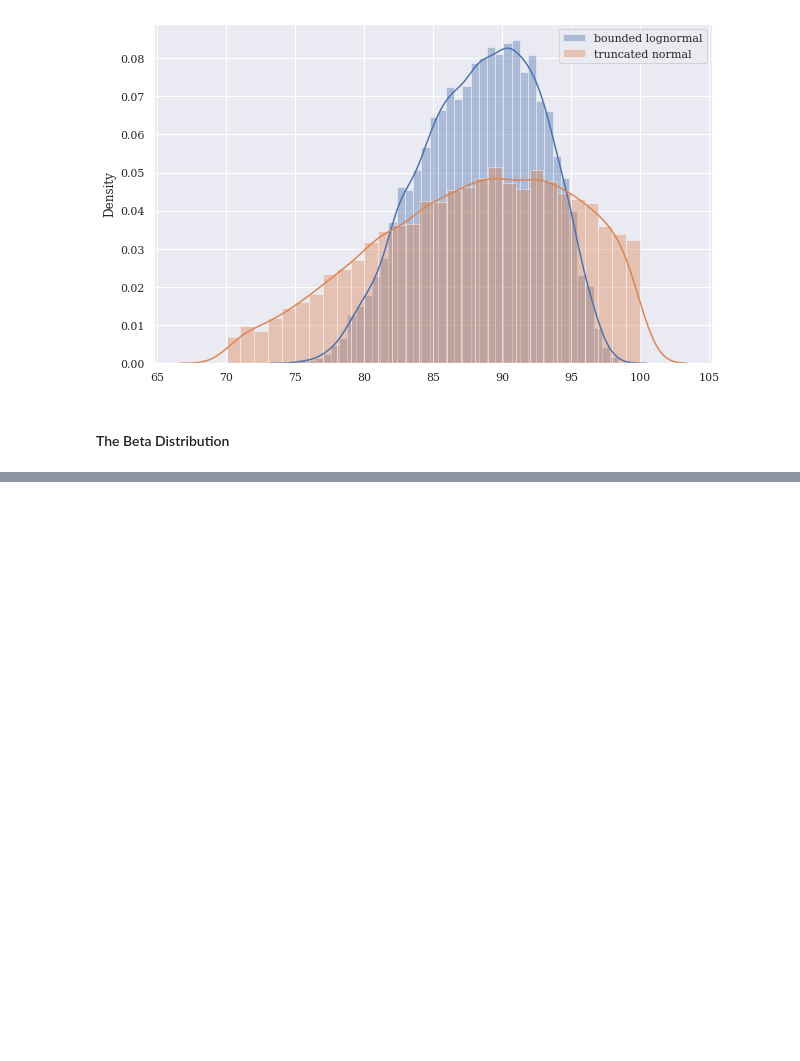
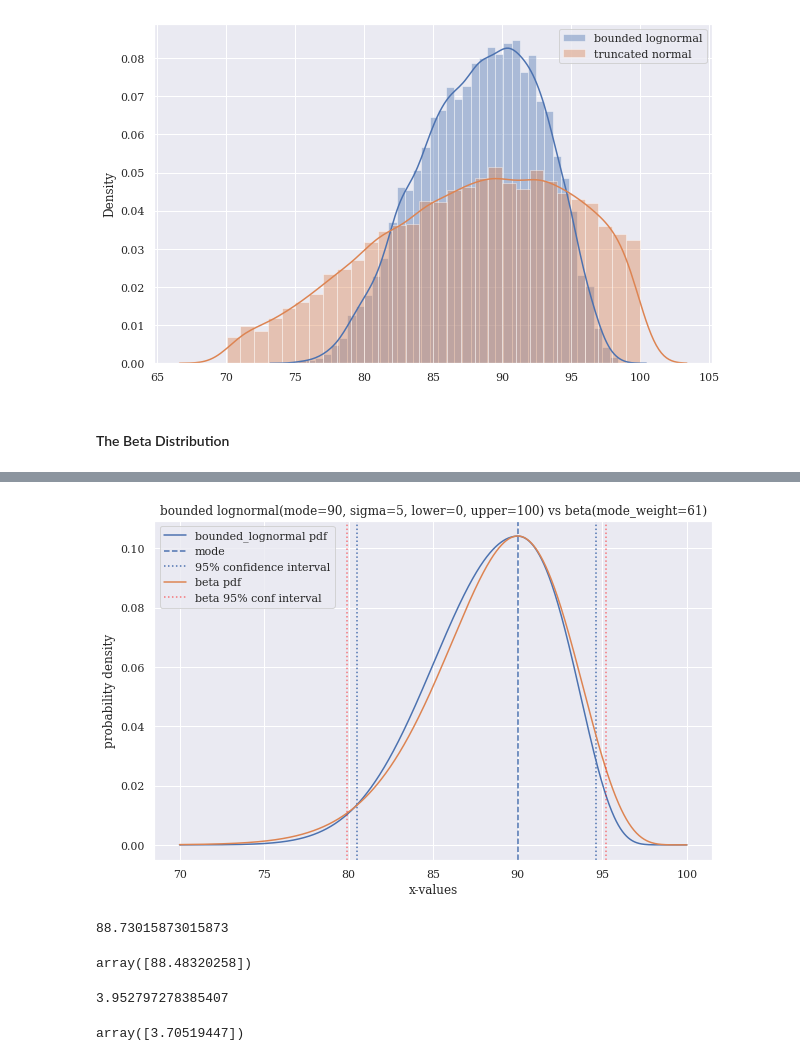
Before and after one commit to tedteske/bounded_lognorm, a Jupyter notebook: bounded_lognorm.ipynb, the cells around one changed output, grey strips where cells are left out. Drawn from its saved outputs; the diff is of its cells as text; code cells hidden in the pictures; blank space fills up the shorter version.

```diff
--- a/bounded_lognorm.ipynb
+++ b/bounded_lognorm.ipynb
@@ -2022,0 +2029,23 @@ compare_to_beta(90, 10, 0, 100, beta_peakedness=22)
+# %%
+compare_to_beta(90, 5, 0, 100, mode_weight=61, xmin=70)
+# %% [output]
+[figure, added]
+# %%
+mode, sigma, lower, upper, mode_weight = 90, 5, 0, 100, 61
+beta_mu = (lower + mode_weight * mode + upper) / (2 + mode_weight)
+beta_mu
+# %% [output]
+88.73015873015873
+# %%
+bounded_lognorm.mean(mode, sigma, lower, upper)
+# %% [output]
+array([88.48320258])
+# %%
+beta_std = np.sqrt((beta_mu - lower) * (upper - beta_mu) / (3 + mode_weight))
+beta_std
+# %% [output]
+3.952797278385407
+# %%
+bounded_lognorm.std(mode, sigma, lower, upper)
+# %% [output]
+array([3.70519447])
```
Also changed, not shown: parts of 3 cells of this notebook.
